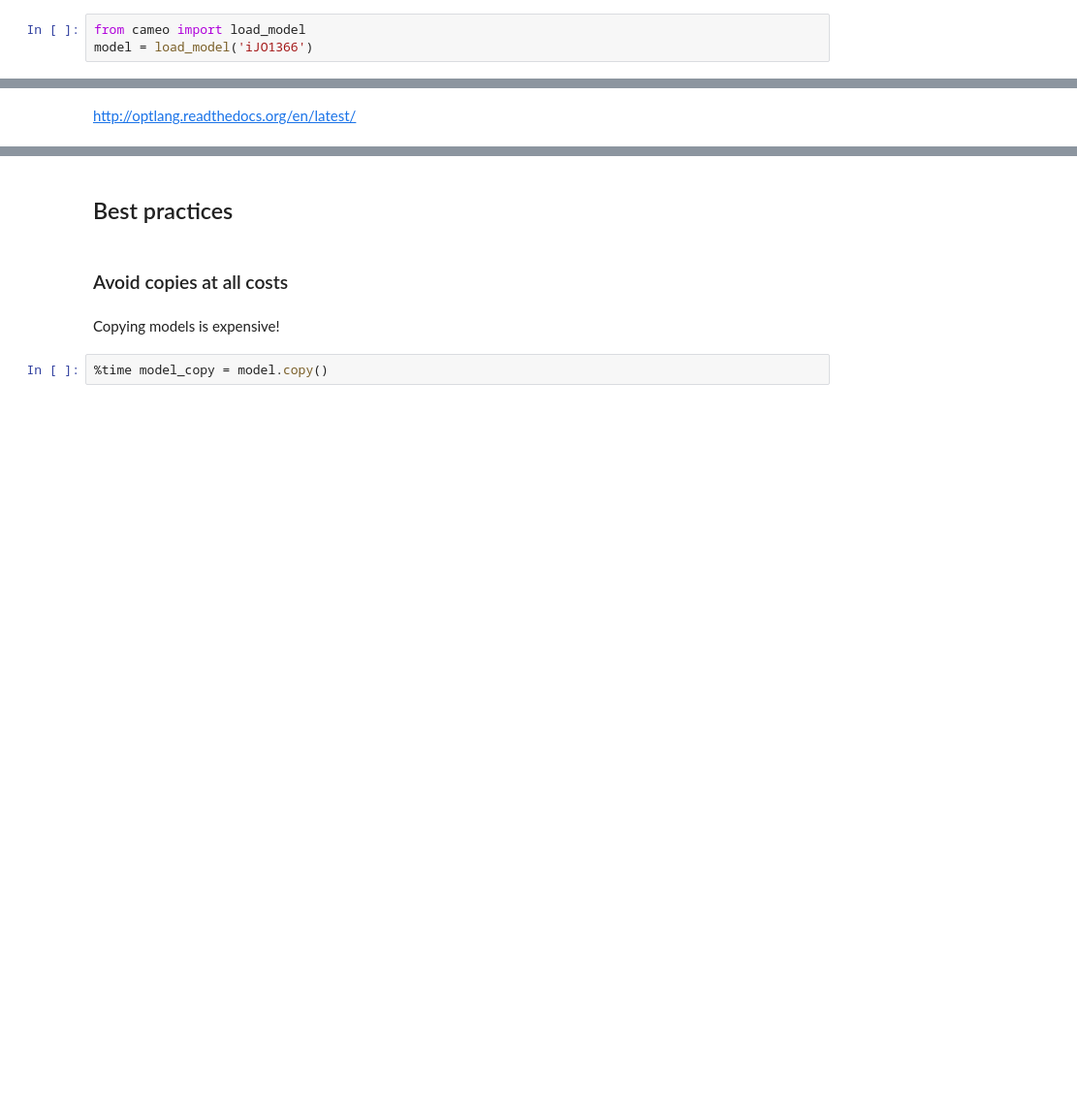
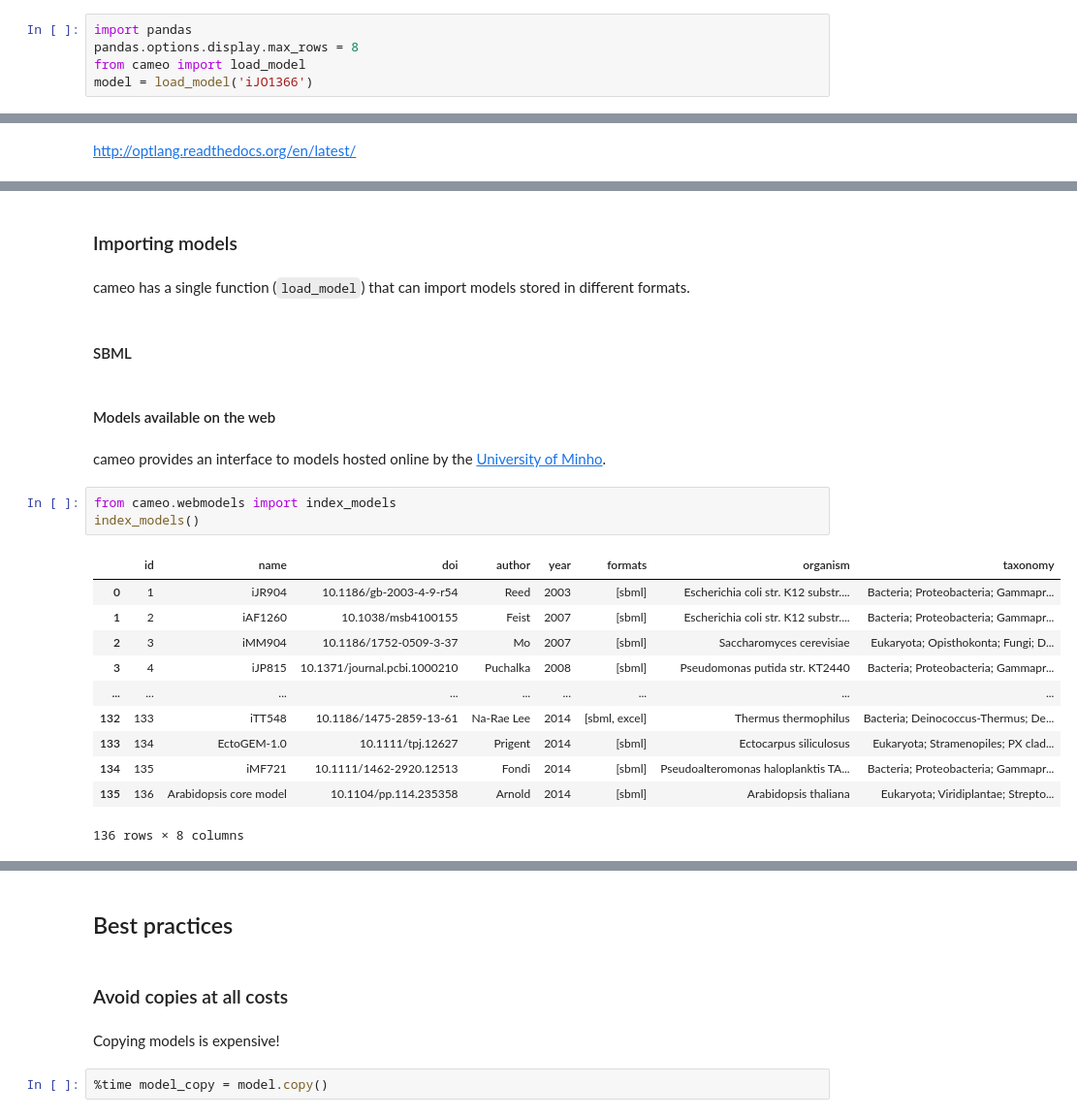
Before and after one commit to biosustain/cameo, a Jupyter notebook: docs/cameo_low_level_interface.ipynb, the cells around one changed output, grey strips where cells are left out. Shown at 97% size. Drawn from its saved outputs; the diff is of its cells as text; blank space fills up the shorter version.

```diff
--- a/docs/cameo_low_level_interface.ipynb
+++ b/docs/cameo_low_level_interface.ipynb
@@ -1,5 +1,7 @@
 # %% [markdown]
 # Low-level interface for developers
 # %%
+import pandas
+pandas.options.display.max_rows = 8
 from cameo import load_model
 model = load_model('iJO1366')
@@ -13,0 +92,25 @@ http://optlang.readthedocs.org/en/latest/
+# %% [markdown]
+### Importing models
+# %% [markdown]
+cameo has a single function (`load_model`) that can import models stored in different formats.
+# %% [markdown]
+#### SBML
+# %% [markdown]
+#### Models available on the web
+# %% [markdown]
+cameo provides an interface to models hosted online by the [University of Minho](http://darwin.di.uminho.pt/models).
+# %%
+from cameo.webmodels import index_models
+index_models()
+# %% [output]
+|  | id | name | doi | author | year | formats | organism | taxonomy |
+| 0 | 1 | iJR904 | 10.1186/gb-2003-4-9-r54 | Reed | 2003 | [sbml] | Escherichia coli str. K12 substr.... | Bacteria; Proteobacteria; Gammapr... |
+| 1 | 2 | iAF1260 | 10.1038/msb4100155 | Feist | 2007 | [sbml] | Escherichia coli str. K12 substr.... | Bacteria; Proteobacteria; Gammapr... |
+| 2 | 3 | iMM904 | 10.1186/1752-0509-3-37 | Mo | 2007 | [sbml] | Saccharomyces cerevisiae | Eukaryota; Opisthokonta; Fungi; D... |
+| 3 | 4 | iJP815 | 10.1371/journal.pcbi.1000210 | Puchalka | 2008 | [sbml] | Pseudomonas putida str. KT2440 | Bacteria; Proteobacteria; Gammapr... |
+| ... | ... | ... | ... | ... | ... | ... | ... | ... |
+| 132 | 133 | iTT548 | 10.1186/1475-2859-13-61 | Na-Rae Lee | 2014 | [sbml, excel] | Thermus thermophilus | Bacteria; Deinococcus-Thermus; De... |
+| 133 | 134 | EctoGEM-1.0 | 10.1111/tpj.12627 | Prigent | 2014 | [sbml] | Ectocarpus siliculosus | Eukaryota; Stramenopiles; PX clad... |
+| 134 | 135 | iMF721 | 10.1111/1462-2920.12513 | Fondi | 2014 | [sbml] | Pseudoalteromonas haloplanktis TA... | Bacteria; Proteobacteria; Gammapr... |
+| 135 | 136 | Arabidopsis core model | 10.1104/pp.114.235358 | Arnold | 2014 | [sbml] | Arabidopsis thaliana | Eukaryota; Viridiplantae; Strepto... |
+136 rows × 8 columns
```
Also changed, not shown: parts of 31 cells of this notebook, 6 other files.
